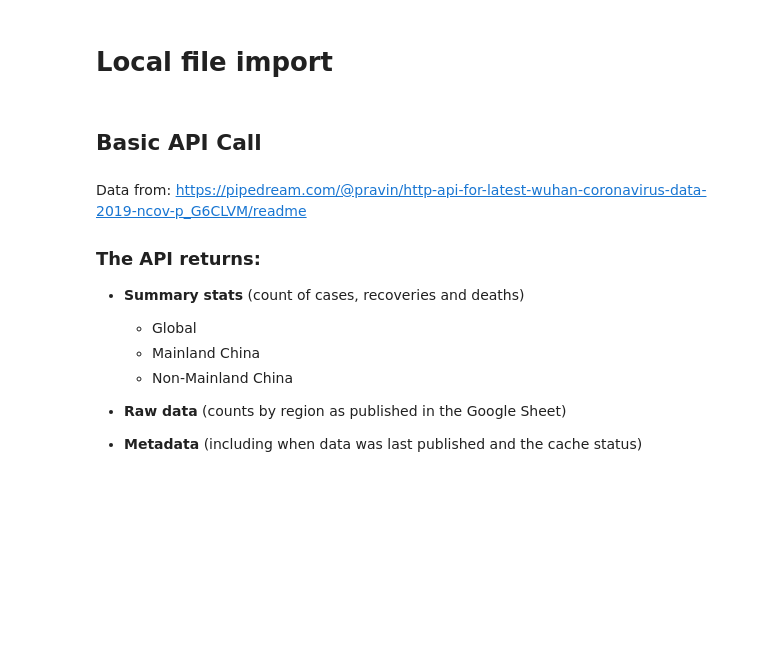
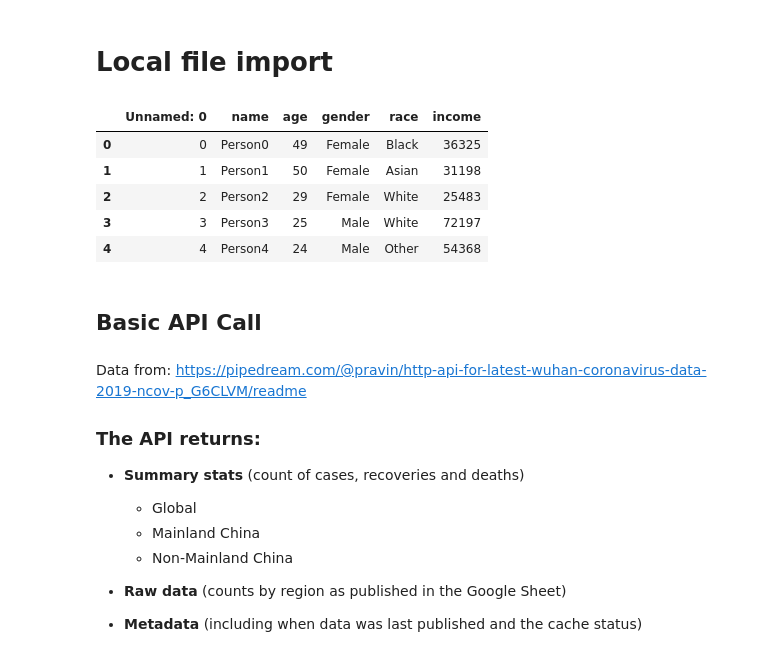
Before and after one commit to dmorton714/code-You_DA_demos, a Jupyter notebook: m2w1.ipynb, the cells around one changed output. Drawn from its saved outputs; the diff is of its cells as text; code cells hidden in the pictures; blank space fills up the shorter version.

```diff
--- a/m2w1.ipynb
+++ b/m2w1.ipynb
@@ -8,7 +8,16 @@ from bs4 import BeautifulSoup
 # %% [markdown]
 # Local file import
 # %%
-local_file = pd.read_csv('')
+local_file = pd.read_csv('data.csv')
+# %%
+local_file.head()
+# %% [output]
+|  | Unnamed: 0 | name | age | gender | race | income |
+| 0 | 0 | Person0 | 49 | Female | Black | 36325 |
+| 1 | 1 | Person1 | 50 | Female | Asian | 31198 |
+| 2 | 2 | Person2 | 29 | Female | White | 25483 |
+| 3 | 3 | Person3 | 25 | Male | White | 72197 |
+| 4 | 4 | Person4 | 24 | Male | Other | 54368 |
 # %% [markdown]
 ## Basic API Call
 # %% [markdown]
```
Also changed, not shown: 3 other files.
